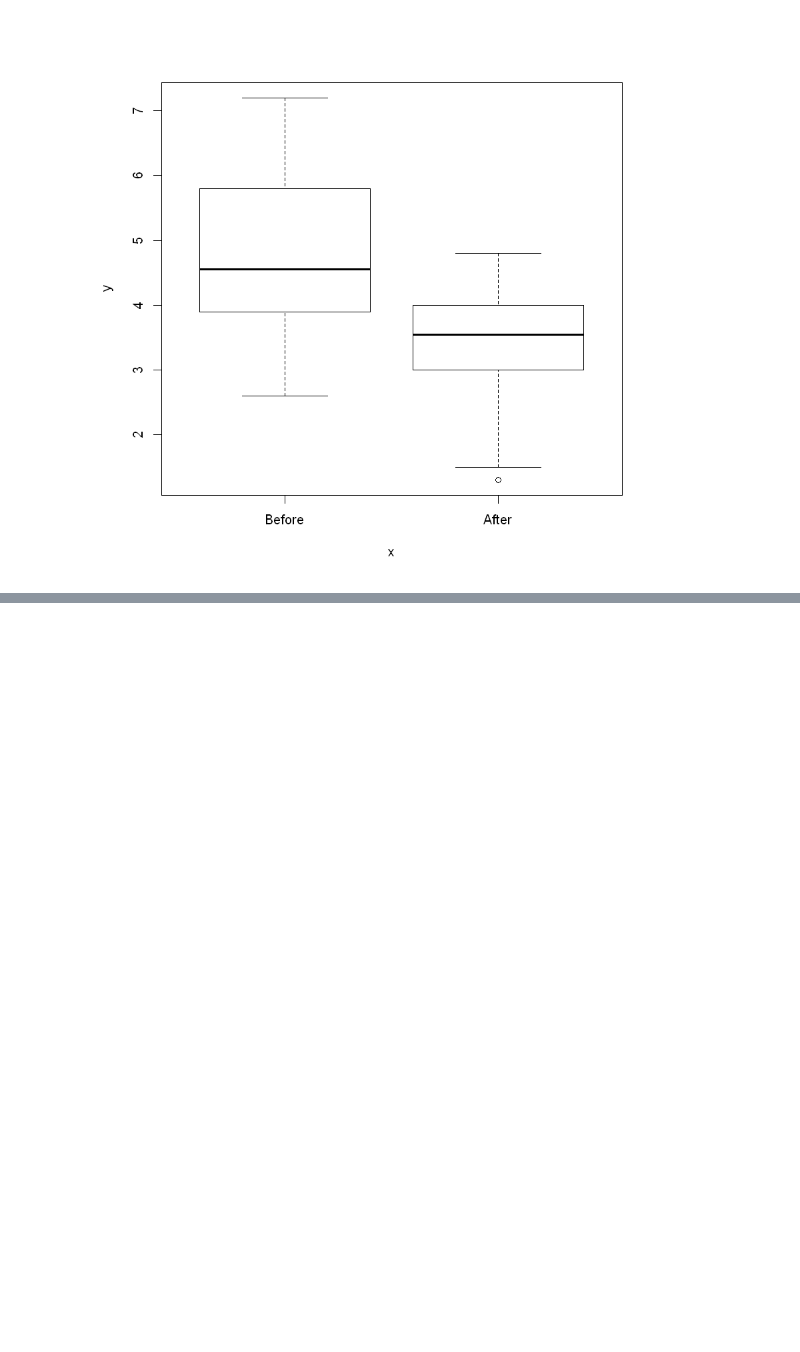
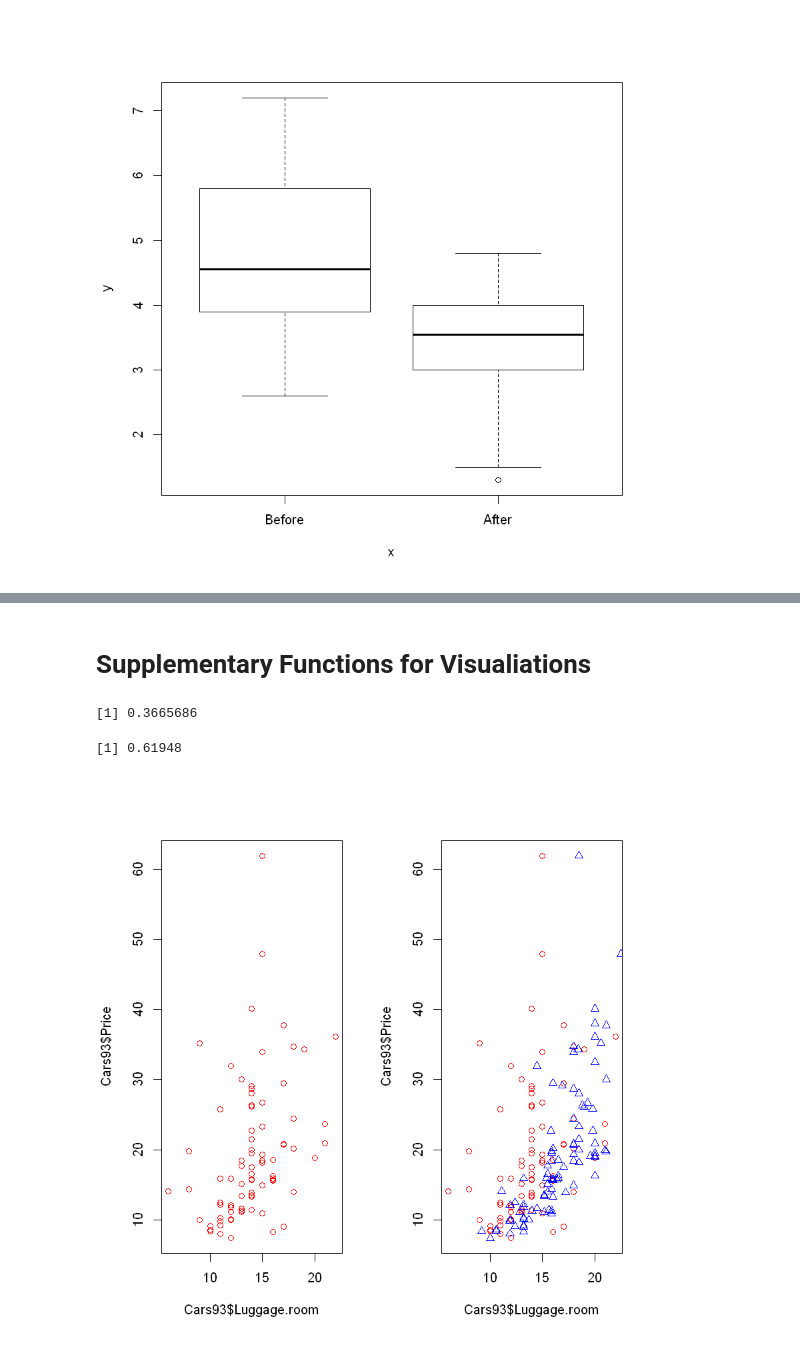
Before and after one commit to TylerTompa/Learn_R, a Jupyter notebook: Learn Base R Visualization.ipynb, the cells around one changed output, grey strips where cells are left out. Drawn from its saved outputs; the diff is of its cells as text; code cells hidden in the pictures; blank space fills up the shorter version.

```diff
--- a/Learn Base R Visualization.ipynb
+++ b/Learn Base R Visualization.ipynb
@@ -70,0 +99,22 @@ plot(whiteside$Insul, whiteside$Gas)
+# %% [markdown]
+# Supplementary Functions for Visualiations
+# %%
+# By using the points() function, we can add a new set of points to the graph.
+# Here we will examine the price of a car compared to the luggage room.
+par(mfrow=c(1,2))
+plot(Cars93$Luggage.room, Cars93$Price, pch=1, col="red")
+# In this graph, a clear relationship is not obvious.
+
+# Now, on the same plot, we we add points showing the relationship between fuel tank capacity and car length.
+plot(Cars93$Luggage.room, Cars93$Price, pch=1, col="red")
+points(Cars93$Fuel.tank.capacity, Cars93$Price, pch=2, col="blue")
+# The relationship between fuel tank capacity and price is visibly clearer,
+# han that between price and luggage space.
+
+# cor() function to confirm
+cor(Cars93$Luggage.room, Cars93$Price, use="complete.obs")
+cor(Cars93$Fuel.tank.capacity, Cars93$Price)
+# %% [output]
+[1] 0.3665686
+[1] 0.61948
+[figure, added]
```
Also changed, not shown: parts of 6 cells of this notebook.
